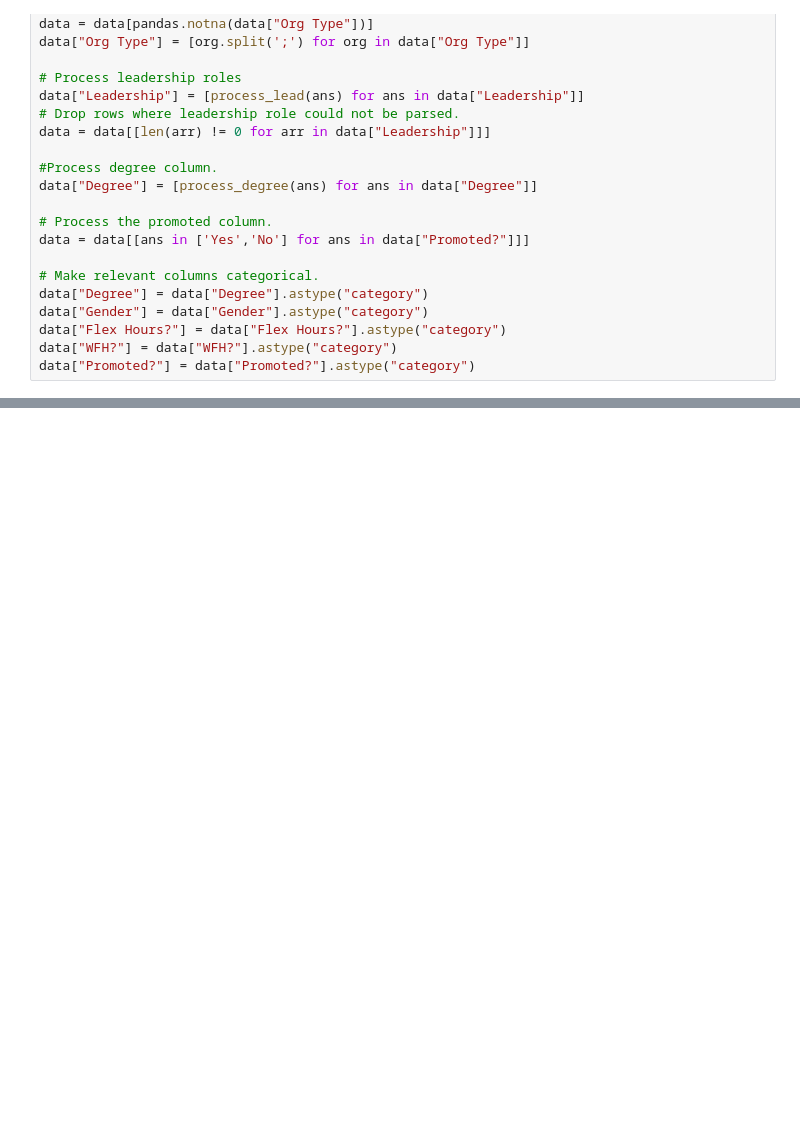
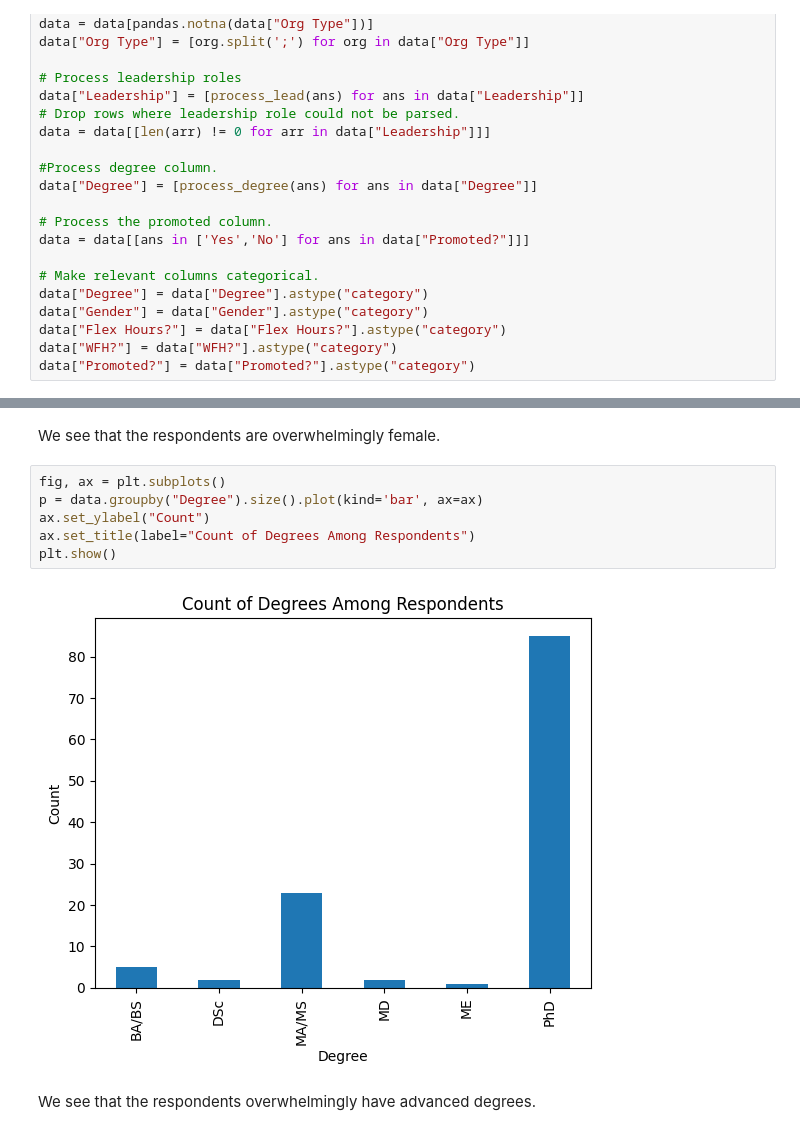
Before and after one commit to DiegoOlaya/ds2_repo, a Jupyter notebook: data_notebook_olaya.ipynb, the cells around one changed output, grey strips where cells are left out. Drawn from its saved outputs; the diff is of its cells as text; blank space fills up the shorter version.

```diff
--- a/data_notebook_olaya.ipynb
+++ b/data_notebook_olaya.ipynb
@@ -107,0 +124,12 @@ data["Promoted?"] = data["Promoted?"].astype("category")
+# %% [markdown]
+We see that the respondents are overwhelmingly female.
+# %%
+fig, ax = plt.subplots()
+p = data.groupby("Degree").size().plot(kind='bar', ax=ax)
+ax.set_ylabel("Count")
+ax.set_title(label="Count of Degrees Among Respondents")
+plt.show()
+# %% [output]
+[figure, added]
+# %% [markdown]
+We see that the respondents overwhelmingly have advanced degrees.
```
Also changed, not shown: parts of 4 cells of this notebook.
